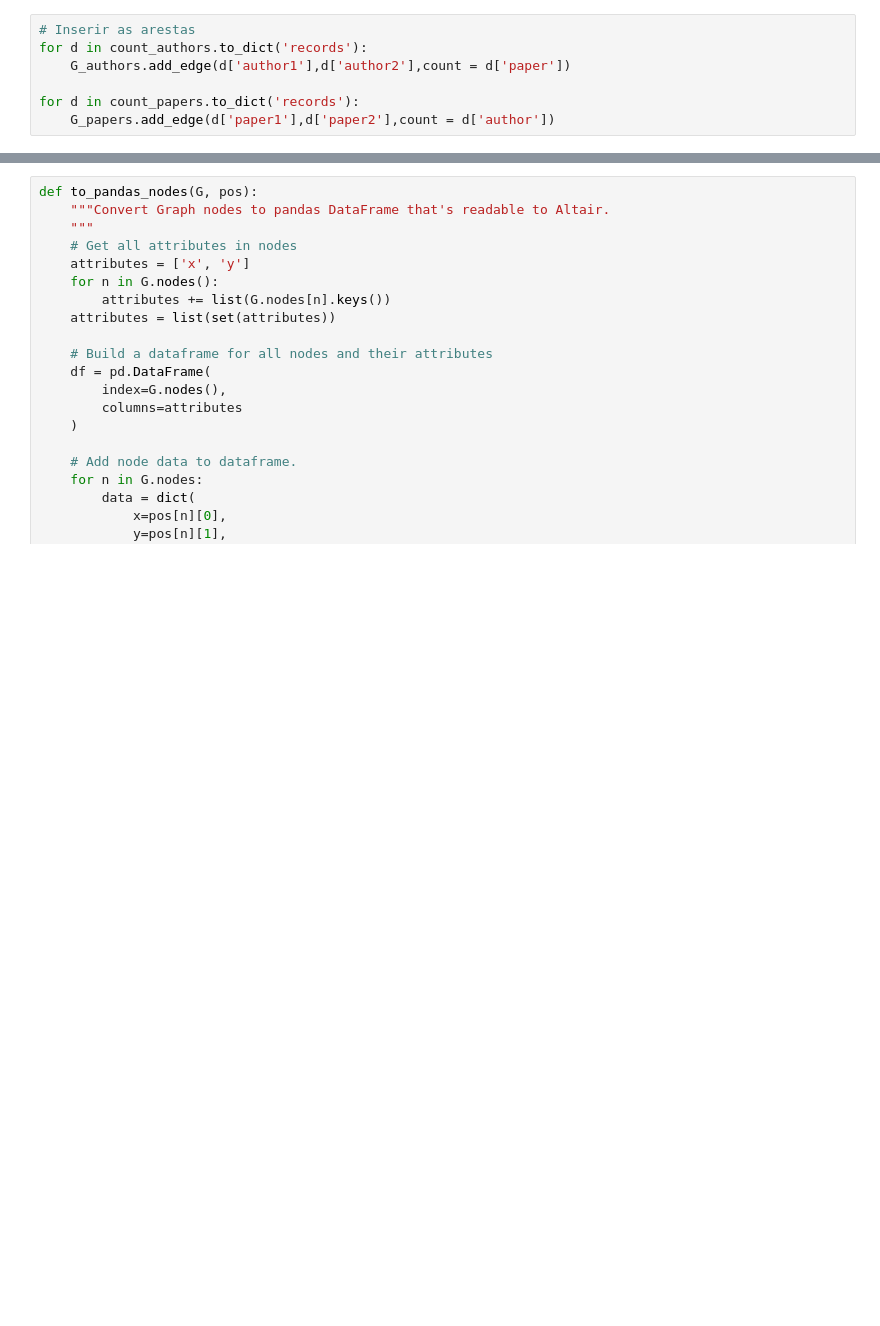
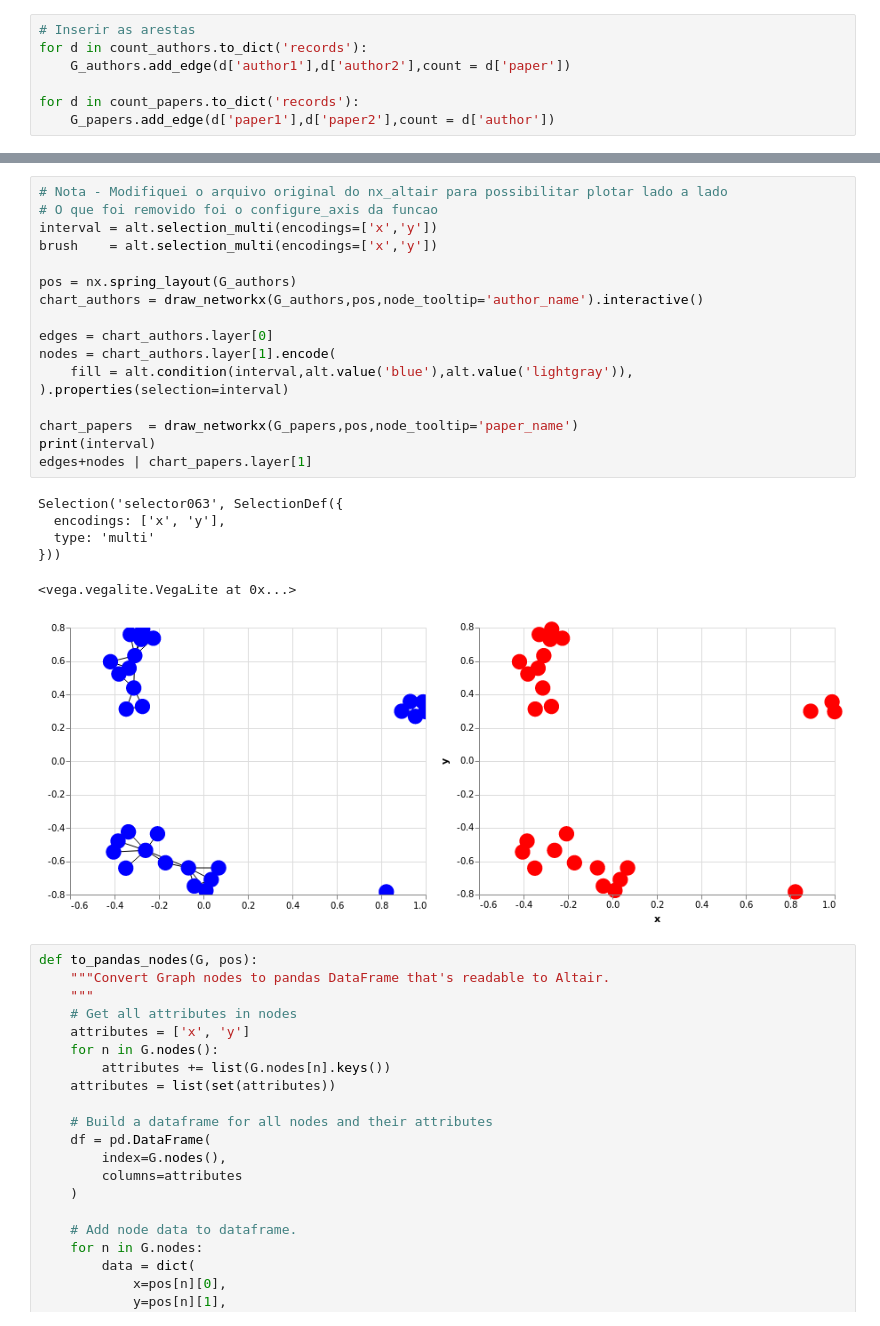
Before and after one commit to davibarreira/FDS-Homeworks, a Jupyter notebook: SandBox_Network.ipynb, the cells around one changed output, grey strips where cells are left out. Drawn from its saved outputs; the diff is of its cells as text; blank space fills up the shorter version.

```diff
--- a/SandBox_Network.ipynb
+++ b/SandBox_Network.ipynb
@@ -124,3 +160,27 @@ Funções obtidas de https://github.com/Zsailer/nx_altair/blob/master/nx_altair/
+# %%
+# Nota - Modifiquei o arquivo original do nx_altair para possibilitar plotar lado a lado
+# O que foi removido foi o configure_axis da funcao
+interval = alt.selection_multi(encodings=['x','y'])
+brush    = alt.selection_multi(encodings=['x','y'])
+
+pos = nx.spring_layout(G_authors)
+chart_authors = draw_networkx(G_authors,pos,node_tooltip='author_name').interactive()
+
+edges = chart_authors.layer[0]
+nodes = chart_authors.layer[1].encode(
+    fill = alt.condition(interval,alt.value('blue'),alt.value('lightgray')),
+).properties(selection=interval)
+
+chart_papers  = draw_networkx(G_papers,pos,node_tooltip='paper_name')
+print(interval)
+edges+nodes | chart_papers.layer[1]
+# %% [output]
+Selection('selector063', SelectionDef({
+  encodings: ['x', 'y'],
+  type: 'multi'
+}))
+<vega.vegalite.VegaLite at 0x...>
+[figure, added]
 # %%
 def to_pandas_nodes(G, pos):
     """Convert Graph nodes to pandas DataFrame that's readable to Altair.
```
Also changed, not shown: parts of 22 cells of this notebook, 5 other files.
